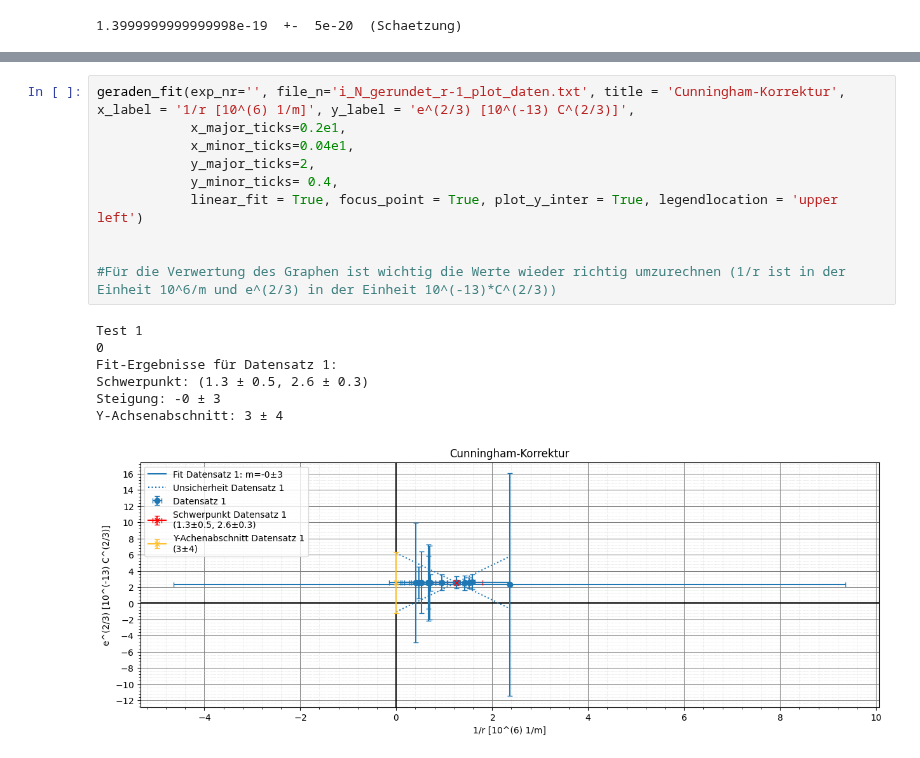
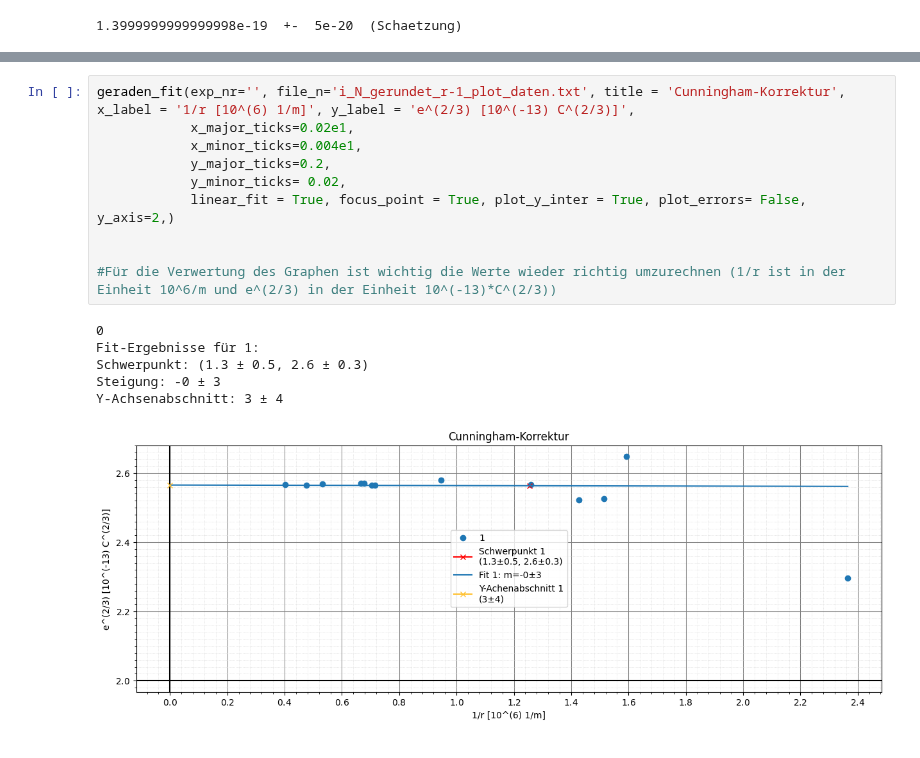
Before and after one commit to Patrixon0/data-analysis-plotting-tool, a Jupyter notebook: P2/Theo_Patrick/242/242_c_main.ipynb, the cells around one changed output, grey strips where cells are left out. Saved outputs shown, nothing was run; the diff lists cells and outputs as text.

Commit message:
+ geraden_fit par: 'plot_errors' switch visual err

```diff
--- a/P2/Theo_Patrick/242/242_c_main.ipynb
+++ b/P2/Theo_Patrick/242/242_c_main.ipynb
@@ -719,19 +719,18 @@ Zeile 13: [1.26008064516129, 0.067957978342872, 2.5662299438731466, 0.7348089391
 Auswertung abgeschlossen. Ergebnisse wurden in 'i_N_gerundet_r-1_plot_daten.txt' gespeichert.
 # %%
 geraden_fit(exp_nr='', file_n='i_N_gerundet_r-1_plot_daten.txt', title = 'Cunningham-Korrektur', x_label = '1/r [10^(6) 1/m]', y_label = 'e^(2/3) [10^(-13) C^(2/3)]',
-            x_major_ticks=0.2e1,
-            x_minor_ticks=0.04e1,
-            y_major_ticks=2,
-            y_minor_ticks= 0.4,
-            linear_fit = True, focus_point = True, plot_y_inter = True, legendlocation = 'upper left')
+            x_major_ticks=0.02e1,
+            x_minor_ticks=0.004e1,
+            y_major_ticks=0.2,
+            y_minor_ticks= 0.02,
+            linear_fit = True, focus_point = True, plot_y_inter = True, plot_errors= False, y_axis=2,)
 
 
 #Für die Verwertung des Graphen ist wichtig die Werte wieder richtig umzurechnen (1/r ist in der Einheit 10^6/m und e^(2/3) in der Einheit 10^(-13)*C^(2/3))
 # %% [output]
-Test 1
 0
-Fit-Ergebnisse für Datensatz 1:
+Fit-Ergebnisse für 1:
 Schwerpunkt: (1.3 ± 0.5, 2.6 ± 0.3)
 Steigung: -0 ± 3
 Y-Achsenabschnitt: 3 ± 4
-[figure, old version]
+[figure, new version]
```
Also changed, not shown: 2 other files.
